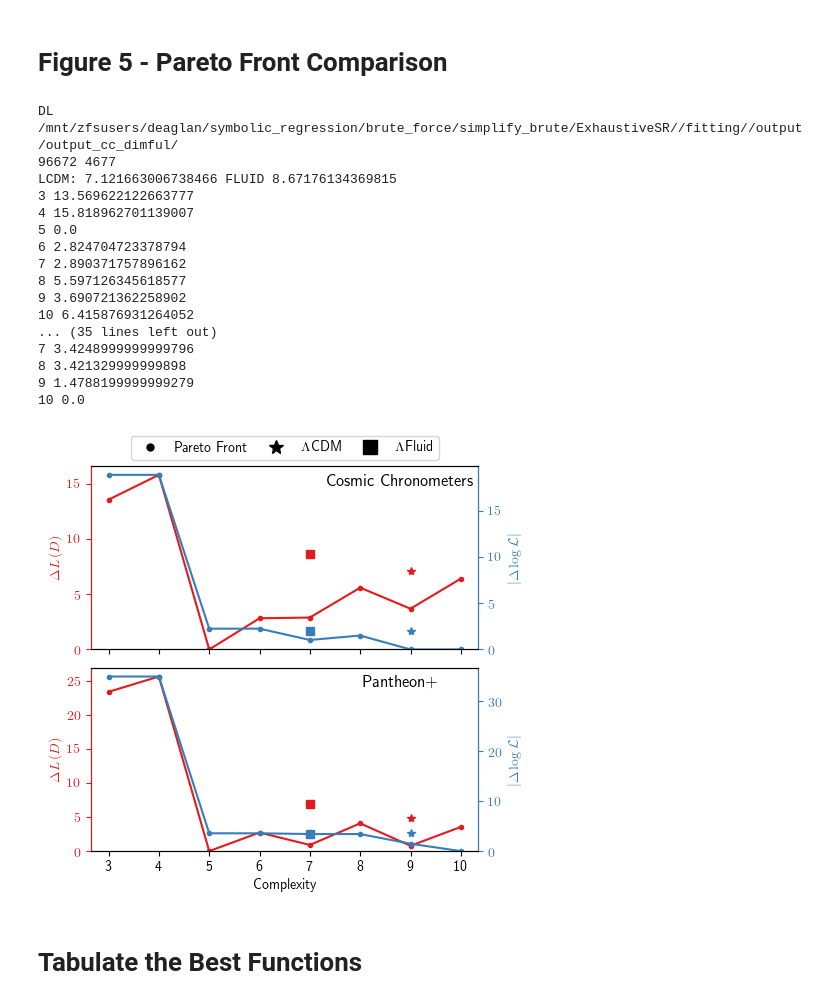
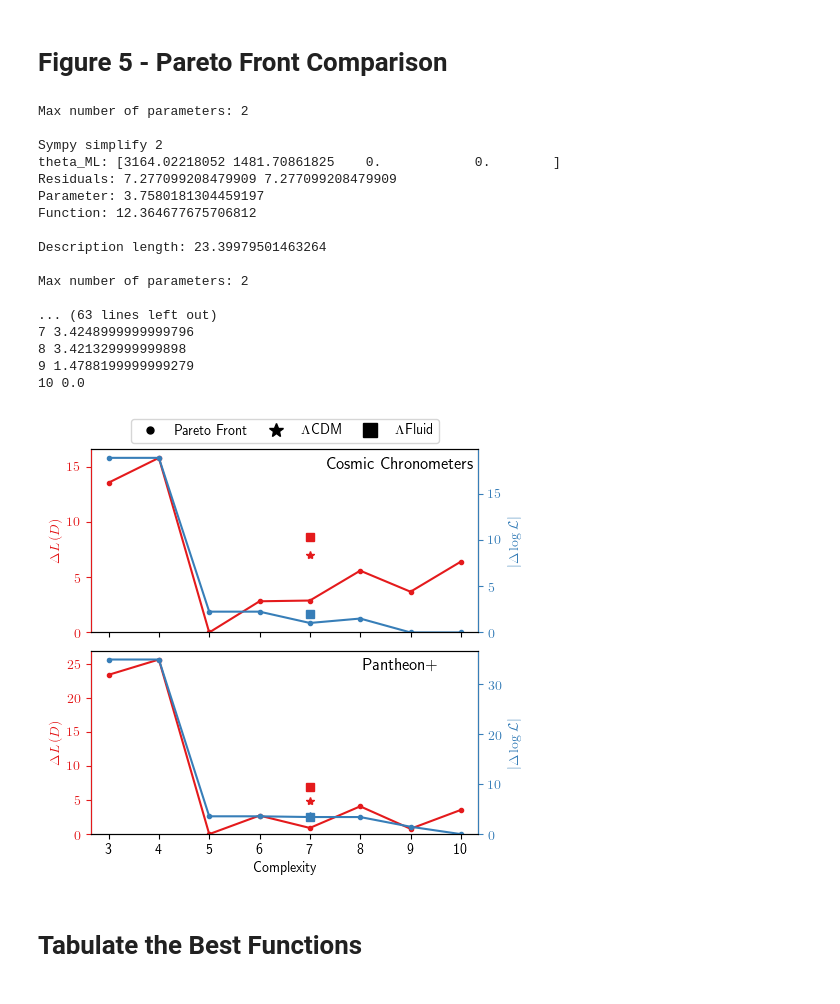
Before and after one commit to DeaglanBartlett/ESR, a Jupyter notebook: ExhaustiveSR/plotting/Paper1_Plots.ipynb, the cells around one changed output. Saved outputs shown, nothing was run; the diff lists cells and outputs as text; code cells hidden in the pictures.

Commit message:
function for end to end analysis of single function

```diff
--- a/ExhaustiveSR/plotting/Paper1_Plots.ipynb
+++ b/ExhaustiveSR/plotting/Paper1_Plots.ipynb
@@ -530,6 +531,16 @@ fig, axs1 = plt.subplots(2, 1, figsize=(5,5), sharex=True)
 axs2 = [ax.twinx() for ax in axs1]
 cm = plt.get_cmap('Set1')
 all_var_idx = [0, 2]
+
+labels = ["+", "a0", "*", "a1", "pow", "x", "3"]
+basis_functions = [["x", "a"],  # type0
+                ["inv"],  # type1
+                ["+", "*", "-", "/", "pow"]]  # type2
+logl_lcdm_cc, dl_lcdm_cc = fit_single.single_function(labels, basis_functions, cc_like, verbose=True)
+logl_lcdm_panth, dl_lcdm_panth = fit_single.single_function(labels, basis_functions, panth_like, verbose=True)
+logl_lcdm7 = [logl_lcdm_cc, logl_lcdm_panth]
+dl_lcdm7 = [dl_lcdm_cc, dl_lcdm_panth]
+lcdm_complexity = len(labels)
 
 for dirname in all_dirname:
 
@@ -566,6 +577,15 @@ for dirname in all_dirname:
         params = np.array(params, dtype=float)
         store_comp = np.array(store_comp, dtype=int)
 
+        # Replace LCDM by complexity 7 version
+        lcdm_idx = fun.index(lcdm_eq)
+        if var_idx == 0:
+            res[lcdm_idx,var_idx] = min(dl_lcdm7[all_dirname.index(dirname)],res[lcdm_idx,var_idx])
+            store_comp[lcdm_idx] = lcdm_complexity
+        elif var_idx == 2:
+            res[lcdm_idx,var_idx] = min(logl_lcdm7[all_dirname.index(dirname)],res[lcdm_idx,var_idx])
+            store_comp[lcdm_idx] = lcdm_complexity
+
         # Sort by DL
         m = np.argsort(res[:,var_idx], kind='stable')
         res = res[m,:]
@@ -592,6 +612,10 @@ for dirname in all_dirname:
 
         twocomp_idx = fun.index(twocomp_eq)
         lcdm_idx = fun.index(lcdm_eq)
+
+        # Print where LCDM and twocomp came
+        print("LCDM CAME:", lcdm_idx+1)
+        print("TWOCOMP CAME:", twocomp_idx+1)
 
         # Don't need to go higher than this
         idx = [store_comp.tolist().index(c) for c in all_compl]
@@ -634,47 +658,47 @@ for k in range(len(axs1)):
 
     axs1[k].set_ylim(0, None)
     axs2[k].set_ylim(0, None)
 
     axs1[k].set_title(line_labels[k], x=0.80, y=0.85)
 
 legend_elements = [Line2D([0], [0], marker='.', color='k', label=r'Pareto Front',
                       markerfacecolor='k', markersize=10, lw=0),
                Line2D([0], [0], marker='*', color='k', label=r'$\Lambda$CDM',
                       markerfacecolor='k', markersize=10, lw=0),
               Line2D([0], [0], marker='s', color='k', label=r'$\Lambda$Fluid',
                       markerfacecolor='k', markersize=10, lw=0)]
 axs1[0].legend(handles=legend_elements,
                loc='upper center',
                bbox_to_anchor=(0.5, 1.2),
                ncol=len(legend_elements),
                columnspacing=1)
 
 axs1[0].set_xticks(all_compl)
 axs1[0].set_xticklabels(all_compl)
 
 axs1[-1].set_xlabel(r'Complexity')
 
 fig.subplots_adjust(hspace=0.1)
 fig.savefig('figs/pareto_front.pdf', bbox_inches='tight', transparent=True)
 # %% [output]
-DL
-/mnt/zfsusers/deaglan/symbolic_regression/brute_force/simplify_brute/ExhaustiveSR//fitting//output/output_cc_dimful/
-96672 4677
-LCDM: 7.121663006738466 FLUID 8.67176134369815
-3 13.569622122663777
-4 15.818962701139007
-5 0.0
-6 2.824704723378794
-7 2.890371757896162
-8 5.597126345618577
-9 3.690721362258902
-10 6.415876931264052
-... (35 lines left out)
+Max number of parameters: 2
+
+Sympy simplify 2
+theta_ML: [3164.02218052 1481.70861825    0.            0.        ]
+Residuals: 7.277099208479909 7.277099208479909
+Parameter: 3.7580181304459197
+Function: 12.364677675706812
+
+Description length: 23.39979501463264
+
+Max number of parameters: 2
+
+... (63 lines left out)
 7 3.4248999999999796
 8 3.421329999999898
 9 1.4788199999999279
 10 0.0
-[figure, old version]
+[figure, new version]
 # %% [markdown]
 # Tabulate the Best Functions
 # %%
```
Also changed, not shown: parts of 1 cell of this notebook, 4 other files.
